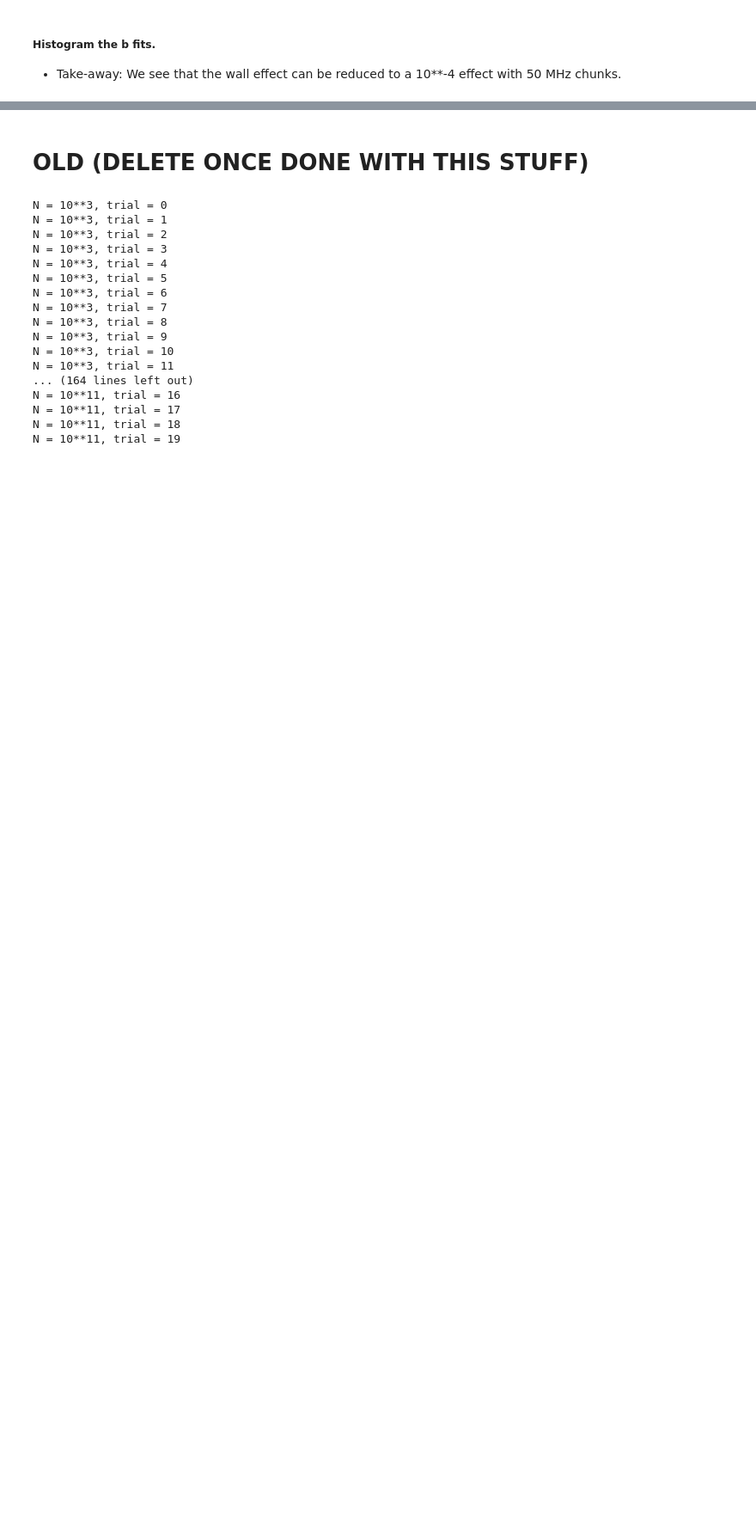
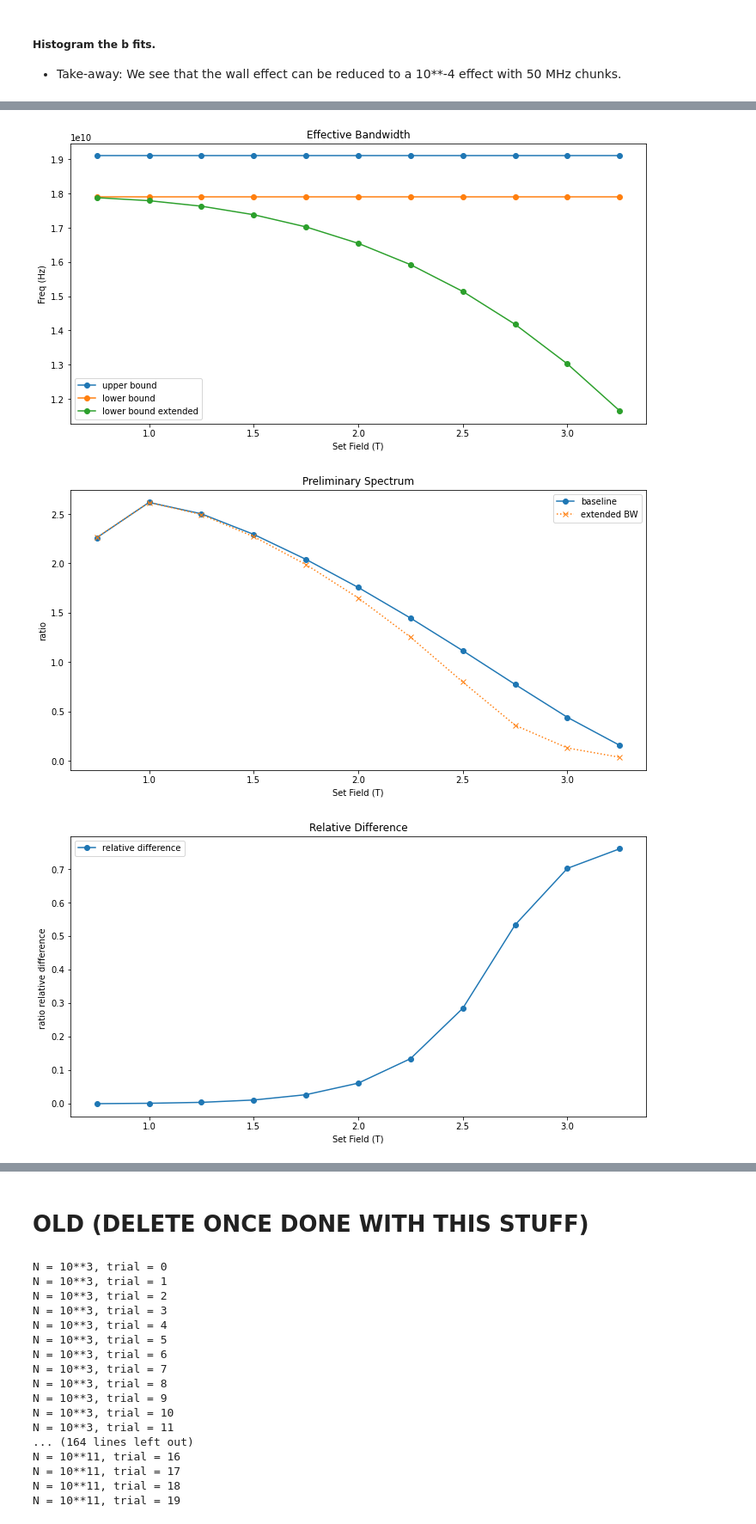
Before and after one commit to drewbyron/rocks-analysis-notebooks, a Jupyter notebook: MC_thesis_studies.ipynb, the cells around one changed output, grey strips where cells are left out. Shown at 86% size. Cells and saved outputs as stored; diff of their text form; code cells hidden in the pictures; blank space fills up the shorter version.

Commit message:
Working on tracks-from-below density vs field simple MC

```diff
--- a/MC_thesis_studies.ipynb
+++ b/MC_thesis_studies.ipynb
@@ -896,0 +918,70 @@ plt.show()
+# %%
+%matplotlib inline
+
+# Set fields to use.
+set_fields = np.arange(.75,3.5,.25)
+
+# Freq_BW
+freq_BW = np.array([17.9e9 ,  19.1e9])
+
+# Build baseline ratio
+freq_BWs_bl = np.tile(freq_BW, (len(set_fields), 1))
+
+
+# Build extended BW ratio, from slope.
+
+# Trap Slew timing.
+slew_time = 35e-3
+
+powers = sc.power_larmor(set_fields, freq_BW.mean())
+energys = sc.freq_to_energy(freq_BW.mean(), set_fields)
+slopes = sc.df_dt(energys, set_fields, powers)
+
+freq_BW_extenstion = slopes*slew_time
+freq_BWs_ext = freq_BWs_bl
+freq_BWs_ext[:,0] = freq_BWs_bl[:,0] - freq_BW_extenstion
+
+freq_BWs_bl = np.tile(freq_BW, (len(set_fields), 1))
+
+# Plot extended BWs
+fig0, ax0 = plt.subplots(figsize=(12,6))
+ax0.plot(set_fields, freq_BWs_ext[:,1],  label = f"upper bound", marker='o', ms=6)
+ax0.plot(set_fields, freq_BWs_bl[:,0],  label = f"lower bound", marker='o', ms=6)
+ax0.plot(set_fields, freq_BWs_ext[:,0],  label = f"lower bound extended", marker='o', ms=6)
+ax0.set_ylabel('Freq (Hz)')
+ax0.set_xlabel('Set Field (T)')
+ax0.set_title(f"Effective Bandwidth")
+ax0.legend()
+plt.show()
+
+# Get expected ratios
+ratio_bl = rp.AUC_expectation(set_fields, freq_BWs_bl, b = 0, plot = False)
+ratio_ext = rp.AUC_expectation(set_fields, freq_BWs_ext, b = 0, plot = False)
+
+
+# Plot ratios.
+fig0, ax0 = plt.subplots(figsize=(12,6))
+
+ax0.plot(ratio_bl.index, ratio_bl.Ratio,  label = f"baseline", marker='o', ms=6)
+ax0.plot(ratio_ext.index, ratio_ext.Ratio,  label = f"extended BW", marker='x',ls = "dotted", ms=6)
+
+ax0.set_ylabel('ratio')
+ax0.set_xlabel('Set Field (T)')
+ax0.set_title(f"Preliminary Spectrum")
+ax0.legend()
+plt.show()
+
+fig0, ax0 = plt.subplots(figsize=(12,6))
+
+ax0.plot(ratio_bl.index, (ratio_bl.Ratio - ratio_ext.Ratio) / ratio_bl.Ratio ,  label = f"relative difference", marker='o', ms=6)
+# ax0.plot(ratio_ext.index, ratio_ext.Ratio,  label = f"baseline", marker='o', ms=6)
+
+ax0.set_ylabel('ratio relative difference ')
+ax0.set_xlabel('Set Field (T)')
+ax0.set_title(f"Relative Difference")
+ax0.legend()
+plt.show()
+# %% [output]
+[figure, added]
+[figure, added]
+[figure, added]
```
Also changed, not shown: parts of 14 cells of this notebook, 8 other files.
